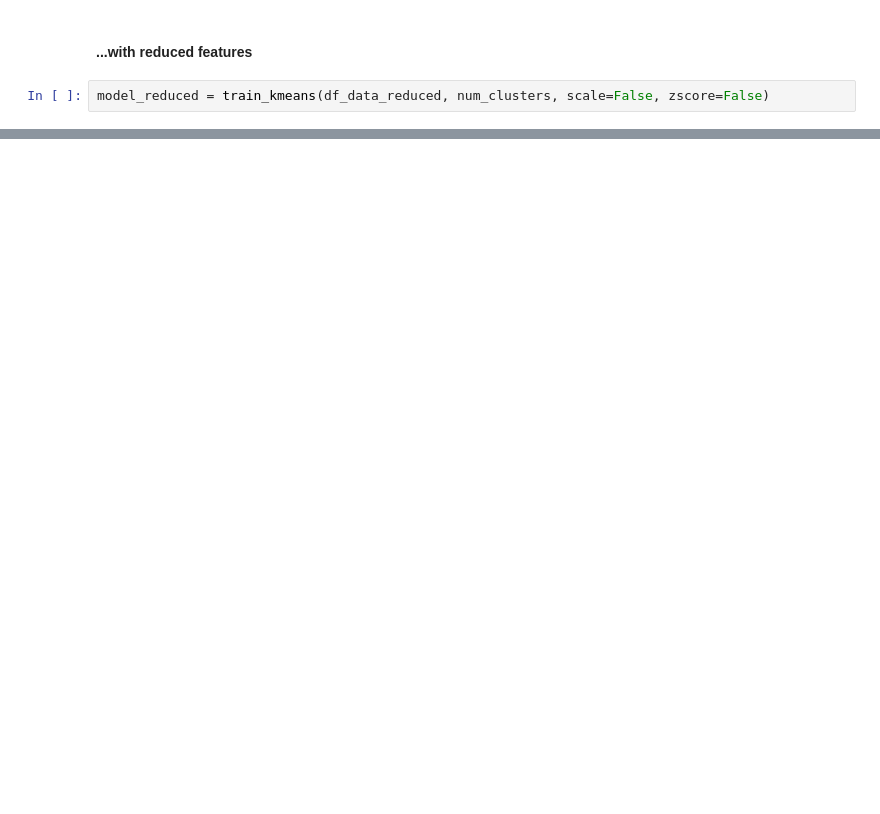
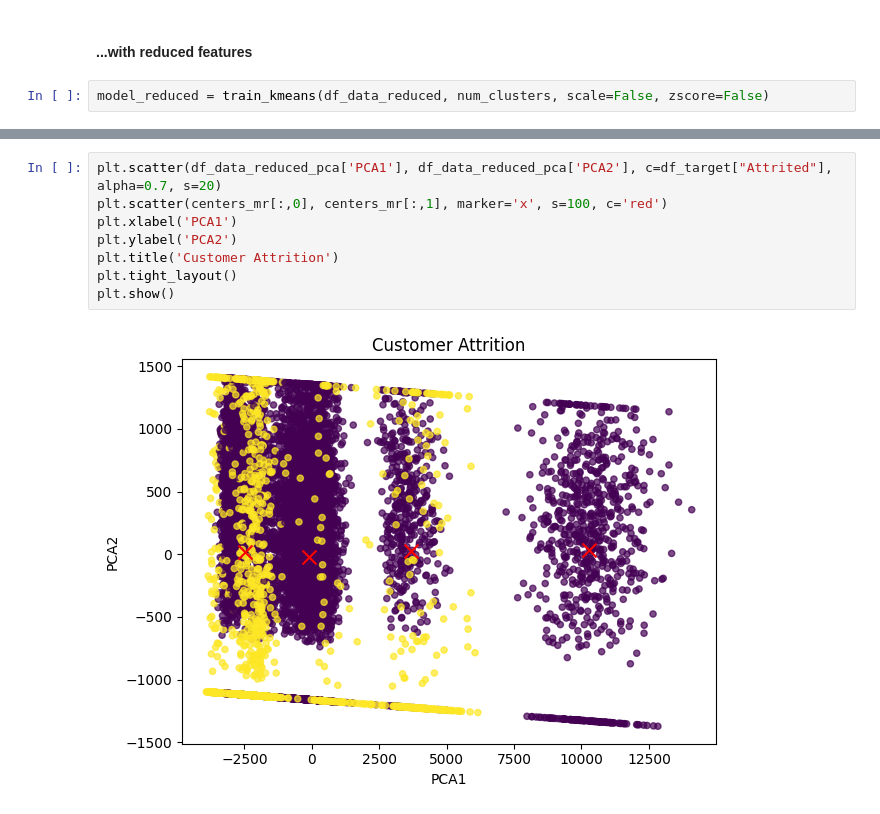
Before and after one commit to vitaly-shalem/ChurnPrediction, a Jupyter notebook: notebooks/12.clustering_take_2.ipynb, the cells around one changed output, grey strips where cells are left out. Drawn from its saved outputs; the diff is of its cells as text; blank space fills up the shorter version.

```diff
--- a/notebooks/12.clustering_take_2.ipynb
+++ b/notebooks/12.clustering_take_2.ipynb
@@ -101,0 +114,10 @@ plot_clusters(df_data_reduced_pca, centers, model_reduced)
+# %%
+plt.scatter(df_data_reduced_pca['PCA1'], df_data_reduced_pca['PCA2'], c=df_target["Attrited"], alpha=0.7, s=20)
+plt.scatter(centers_mr[:,0], centers_mr[:,1], marker='x', s=100, c='red')
+plt.xlabel('PCA1')
+plt.ylabel('PCA2')
+plt.title('Customer Attrition')
+plt.tight_layout()
+plt.show()
+# %% [output]
+[figure, added]
```
Also changed, not shown: parts of 13 cells of this notebook, 1 other file.
